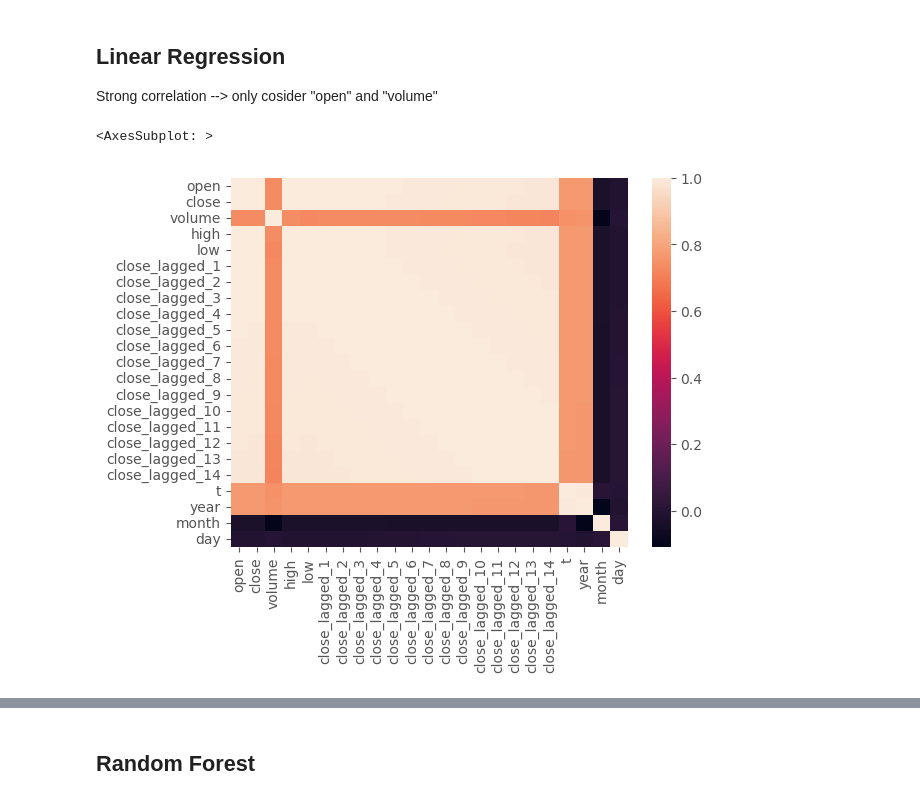
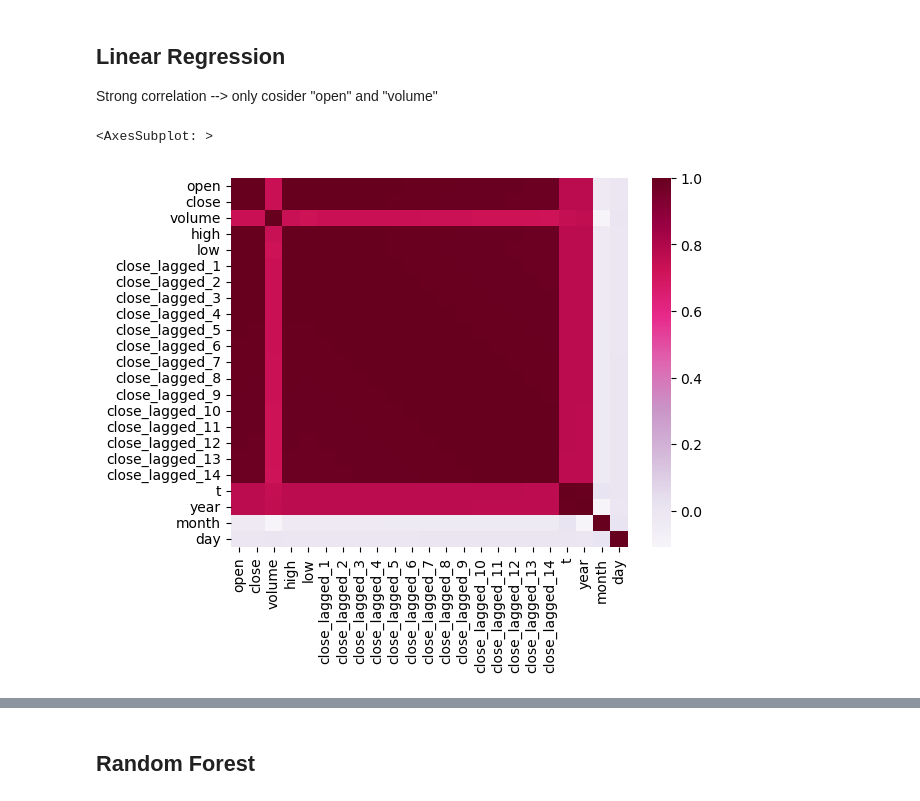
Before and after one commit to m-j-w-f/Intro-to-ML, a Jupyter notebook: Nb.ipynb, the cells around one changed output, grey strips where cells are left out. Saved outputs shown, nothing was run; the diff lists cells and outputs as text; code cells hidden in the pictures.

```diff
--- a/Nb.ipynb
+++ b/Nb.ipynb
@@ -15,6 +15,7 @@ from datetime import datetime
 import pytz
 from joblib import dump, load
 %matplotlib inline
+p = "PuRd"
 # %% [markdown]
 ## 💡TODOs
 * We predict weekly returns but trade on a daily basis? -> Trade on a weekly basis
@@ -26,5 +25,5 @@ from joblib import dump, load
 # %%
-plt.style.use('ggplot')
+plt.style.use('default')
 # %% [markdown]
 # Task 1
 Read the historical Bitcoin prices from the provided csv file (btchistorical.csv) and describe the
@@ -111,10 +151,10 @@ def error_measure(y_pred, y_true, verbose = False):
 
 Strong correlation --> only cosider "open" and "volume"
 # %%
-sns.heatmap(X.corr())
+sns.heatmap(X.corr(), cmap=p)
 # %% [output]
 <AxesSubplot: >
-[figure, old version]
+[figure, new version]
 # %%
 def lin_model(X_train, X_valid, y_train, y_valid, pred_vars:list):
     """Fit a linear model to the btc prices given a list of regressors
```
Also changed, not shown: parts of 34 cells of this notebook, 7 other files.
